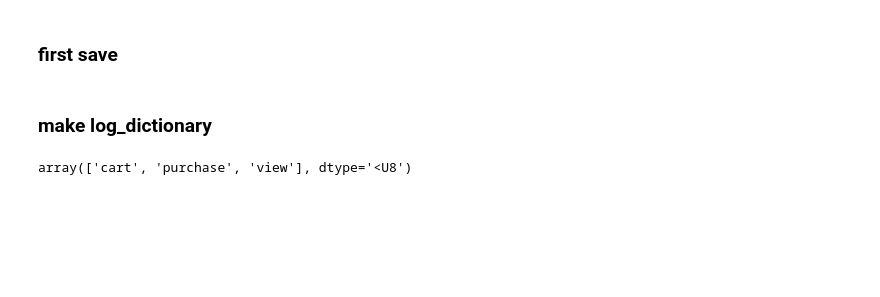
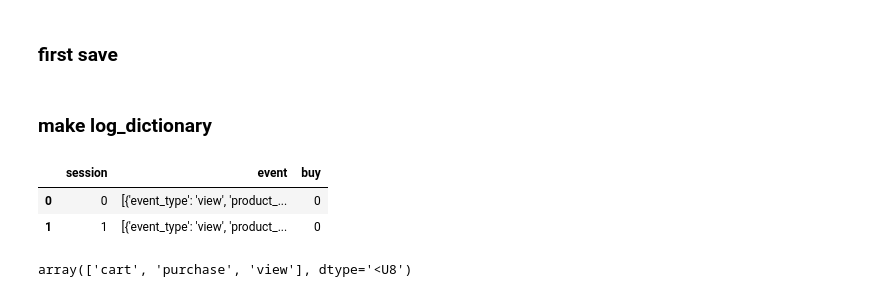
Before and after one commit to HyunsungRyu/Ecommerce_analysis, a Jupyter notebook: modeling/modeling_withSample.ipynb, the cells around one changed output. Cells and saved outputs as stored; diff of their text form; code cells hidden in the pictures; blank space fills up the shorter version.

```diff
--- a/modeling/modeling_withSample.ipynb
+++ b/modeling/modeling_withSample.ipynb
@@ -135,33 +173,38 @@ def log_dictionary(df):
         times = group['event_time'].tolist()
         time_since_start = [(t - times[0]).total_seconds() for t in times]
         time_since_prev = [0] + [(times[i] - times[i-1]).total_seconds() for i in range(1, len(times))]
 
         events = []
         for _, row in group.iterrows():
             if row['event_type'] == 'purchase':
                 continue  # 구매 제외
 
             events.append({
                 "event_type": row["event_type"],
                 "product_id": row["product_id"],
                 "category_code": row["category_code"] if pd.notna(row["category_code"]) else "unknown.",
                 "general_category": row["general_category"] if pd.notna(row["general_category"]) else "unknown",
                 "brand": row["brand"] if pd.notna(row["brand"]) else "unknown",
                 "price": row["price"],
                 "relative_price": row["relative_price"],
                 "time_since_start": time_since_start[len(events)],
                 "time_since_prev": time_since_prev[len(events)]
             })
 
         session_data.append({
             "session": session,
             "event": events,
             "buy": int(group["buy"].max())
         })
 
     return pd.DataFrame(session_data)
 
 df = log_dictionary(df)
+df.head(2)
+# %% [output]
+|  | session | event | buy |
+| 0 | 0 | [{'event_type': 'view', 'product_... | 0 |
+| 1 | 1 | [{'event_type': 'view', 'product_... | 0 |
 # %%
 def category_code(events):
     for event in events:
```
Also changed, not shown: parts of 21 cells of this notebook, 3 other files.
